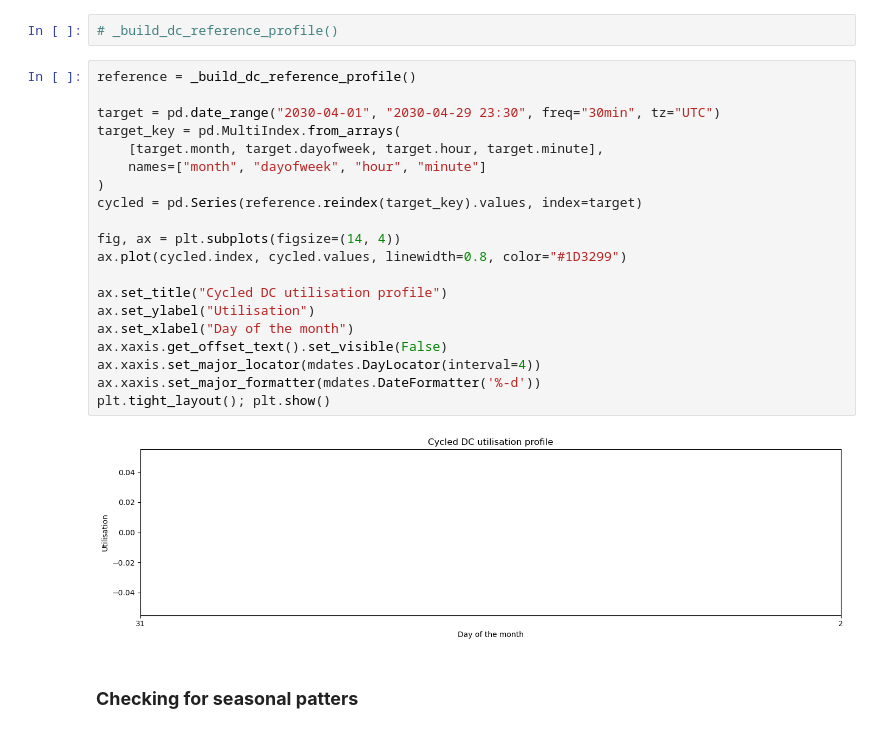
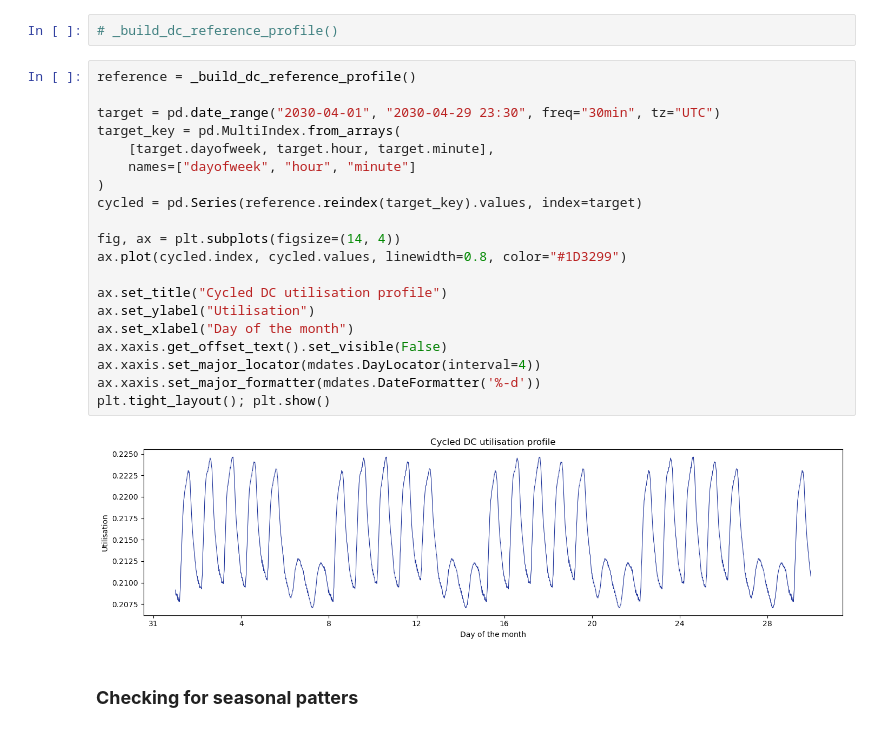
Before and after one commit to marta-uoe/PyPSA-GB-datacentres, a Jupyter notebook: notebooks/Martas_tests.ipynb, the cells around one changed output. Cells and saved outputs as stored; diff of their text form.

```diff
--- a/notebooks/Martas_tests.ipynb
+++ b/notebooks/Martas_tests.ipynb
@@ -743,25 +748,25 @@ def _get_dc_demand_mw_timeseries(dc_allocation: pd.Series, base_network: pypsa.N
 # %%
 reference = _build_dc_reference_profile()
 
 target = pd.date_range("2030-04-01", "2030-04-29 23:30", freq="30min", tz="UTC")
 target_key = pd.MultiIndex.from_arrays(
-    [target.month, target.dayofweek, target.hour, target.minute],
-    names=["month", "dayofweek", "hour", "minute"]
+    [target.dayofweek, target.hour, target.minute],
+    names=["dayofweek", "hour", "minute"]
 )
 cycled = pd.Series(reference.reindex(target_key).values, index=target)
 
 fig, ax = plt.subplots(figsize=(14, 4))
 ax.plot(cycled.index, cycled.values, linewidth=0.8, color="#1D3299")
 
 ax.set_title("Cycled DC utilisation profile")
 ax.set_ylabel("Utilisation")
 ax.set_xlabel("Day of the month")
 ax.xaxis.get_offset_text().set_visible(False)
 ax.xaxis.set_major_locator(mdates.DayLocator(interval=4))
 ax.xaxis.set_major_formatter(mdates.DateFormatter('%-d'))
 plt.tight_layout(); plt.show()
 # %% [output]
-[figure, old version]
+[figure, new version]
 # %% [markdown]
 ### **Checking for seasonal patters**
 # %%
```
Also changed, not shown: parts of 22 cells of this notebook, 12 other files.
